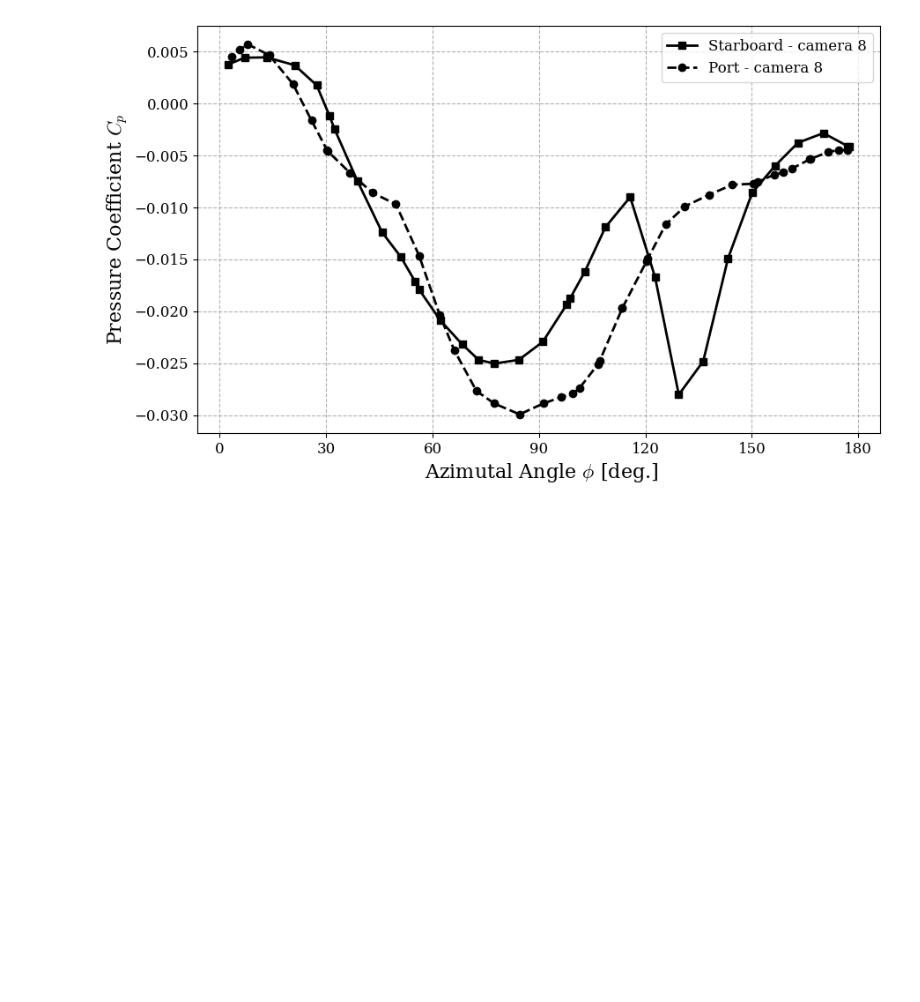
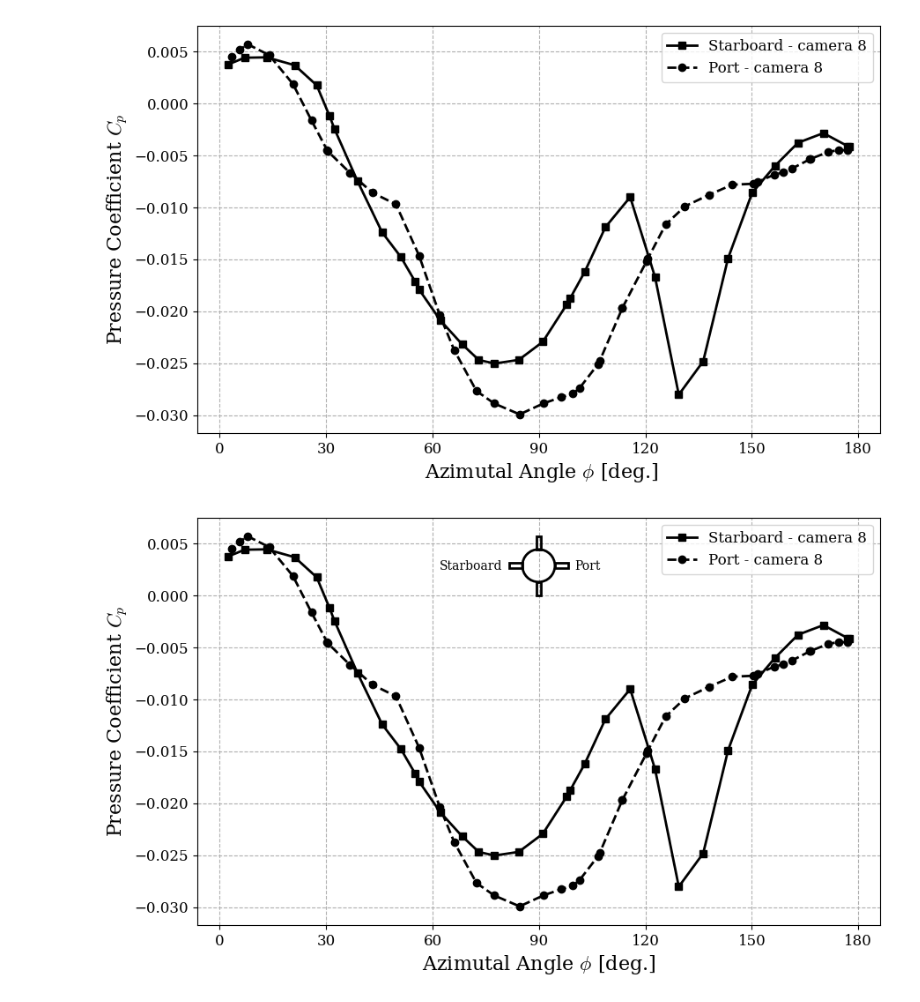
Before and after one commit to samuel321d/Protuberance-Optimization, a Jupyter notebook: Codes/Cp_plots_support.ipynb, the cells around one changed output. Cells and saved outputs as stored; diff of their text form; code cells hidden in the pictures; blank space fills up the shorter version.

```diff
--- a/Codes/Cp_plots_support.ipynb
+++ b/Codes/Cp_plots_support.ipynb
@@ -158,3 +158,77 @@ plt.legend()
 plt.show()
 # %% [output]
 [figure]
+# %%
+import matplotlib.pyplot as plt
+import numpy as np
+from matplotlib.patches import Circle, Rectangle
+from mpl_toolkits.axes_grid1.inset_locator import inset_axes
+
+fig, ax = plt.subplots(figsize=(10, 6))
+
+ax.plot(starboard["theta"], starboard["Cp"],
+        marker="s", label="Starboard - camera 8",
+        color="k")
+
+ax.plot(port["theta"], port["Cp"],
+        marker="o", label="Port - camera 8",
+        color="k", linestyle="--")
+
+ax.set_xlabel("Azimutal Angle $\\phi$ [deg.]")
+ax.set_ylabel("Pressure Coefficient $C_p$")
+ax.set_xticks(np.arange(0, 181, 30))
+ax.grid(linestyle='--')
+ax.legend()
+
+# --------------------------------------------------
+# Crear eje interno en el centro
+# --------------------------------------------------
+ax_inset = inset_axes(
+    ax,
+    width="20%",
+    height="20%",
+    loc="upper center"
+)
+
+ax_inset.set_aspect("equal")
+
+# Círculo central
+circle = Circle((0, 0), 1, fill=False, linewidth=2)
+ax_inset.add_patch(circle)
+
+# Rectángulo superior
+ax_inset.add_patch(
+    Rectangle((-0.15, 1), 0.3, 0.8, fill=False, linewidth=2)
+)
+
+# Rectángulo inferior
+ax_inset.add_patch(
+    Rectangle((-0.15, -1.8), 0.3, 0.8, fill=False, linewidth=2)
+)
+
+# Rectángulo izquierdo
+ax_inset.add_patch(
+    Rectangle((-1.8, -0.15), 0.8, 0.3, fill=False, linewidth=2)
+)
+
+# Rectángulo derecho
+ax_inset.add_patch(
+    Rectangle((1, -0.15), 0.8, 0.3, fill=False, linewidth=2)
+)
+
+# Etiquetas
+ax_inset.text(-2.2, 0, "Starboard",
+              ha="right", va="center")
+
+ax_inset.text(2.2, 0, "Port",
+              ha="left", va="center")
+
+# Ocultar ejes
+ax_inset.set_xlim(-2.5, 2.5)
+ax_inset.set_ylim(-2.5, 2.5)
+ax_inset.axis("off")
+
+
+plt.show()
+# %% [output]
+[figure, added]
```
Also changed, not shown: 1 other file.
